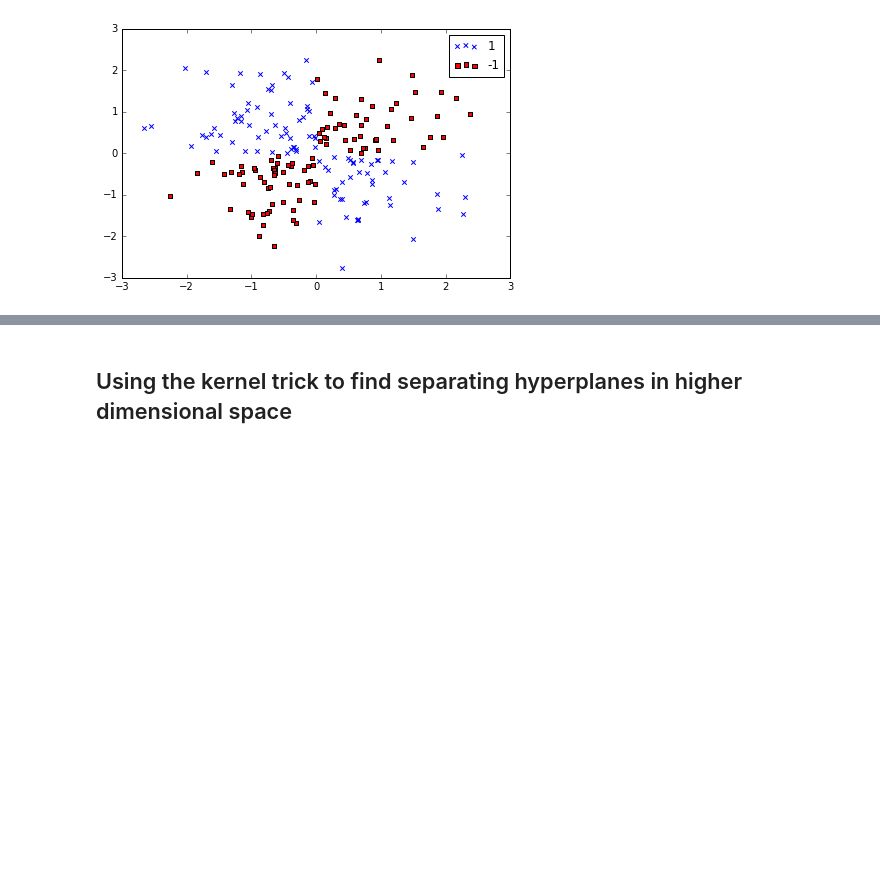
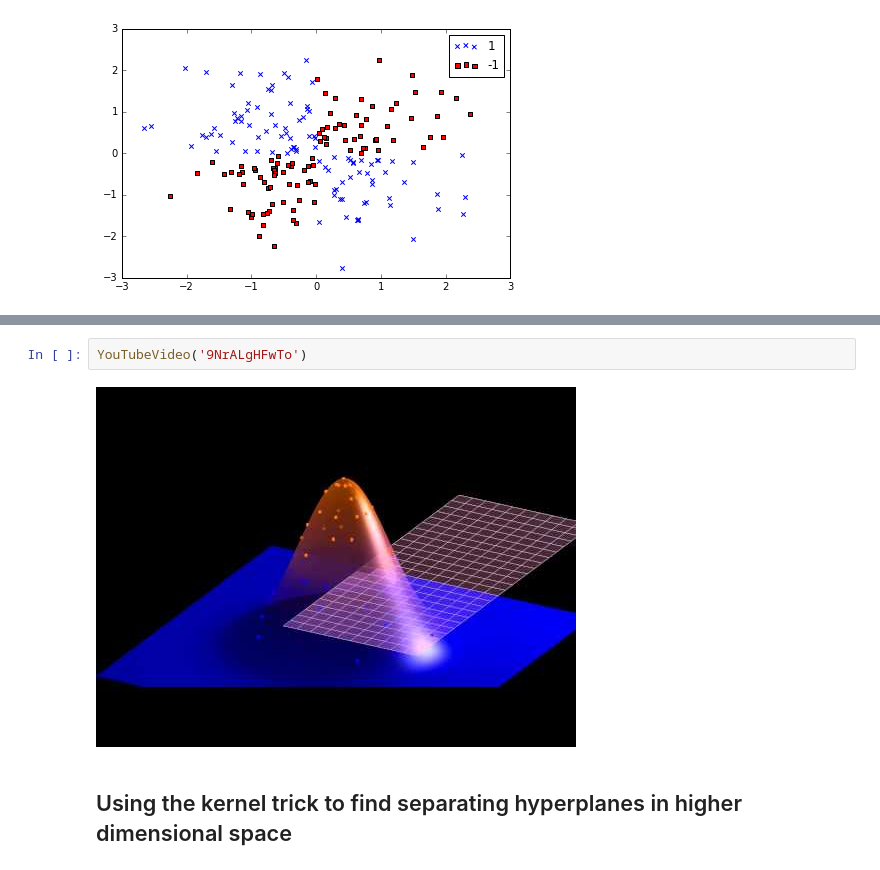
Before and after one commit to rasbt/python-machine-learning-book, a Jupyter notebook: code/ch03/ch03.ipynb, the cells around one changed output, grey strips where cells are left out. Cells and saved outputs as stored; diff of their text form; blank space fills up the shorter version.

```diff
--- a/code/ch03/ch03.ipynb
+++ b/code/ch03/ch03.ipynb
@@ -439,3 +411,7 @@ Image(filename='./images/03_11.png', width=700)
+# %%
+YouTubeVideo('9NrALgHFwTo')
+# %% [output]
+[figure, added]
 # %% [markdown]
 ## Using the kernel trick to find separating hyperplanes in higher dimensional space
 # %% [markdown]
```
Also changed, not shown: parts of 44 cells of this notebook.
